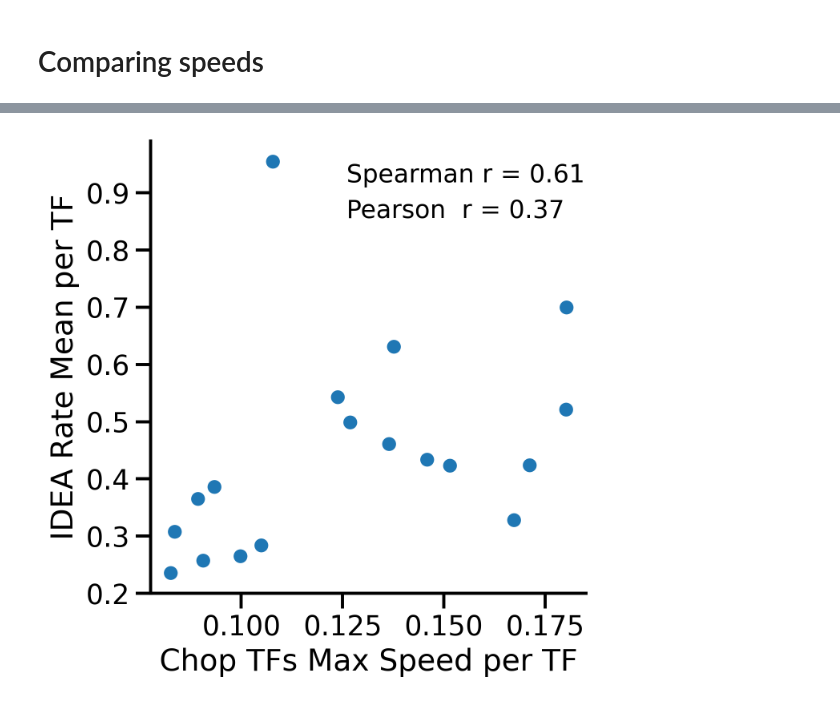
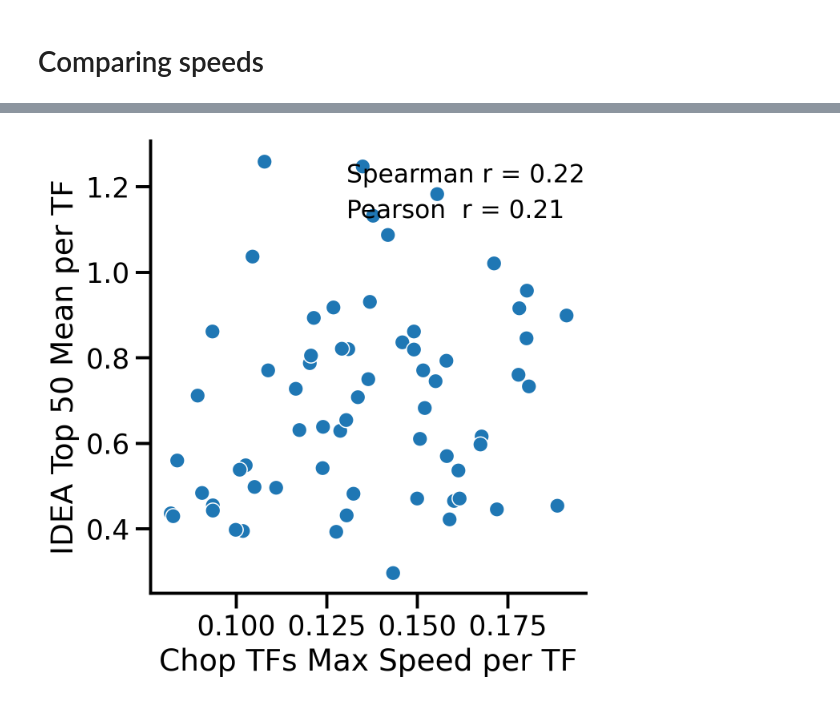
Before and after one commit to sanjanakotha/TREBL-analysis, a Jupyter notebook: notebooks/ChopTFs/pipeline/25_idea_comparison.ipynb, the cells around one changed output, grey strips where cells are left out. Saved outputs shown, nothing was run; the diff lists cells and outputs as text; code cells hidden in the pictures.

Commit message:
idea analsysi

```diff
--- a/notebooks/ChopTFs/pipeline/25_idea_comparison.ipynb
+++ b/notebooks/ChopTFs/pipeline/25_idea_comparison.ipynb
@@ -304,24 +305,24 @@ plt.show()
 # %%
 from scipy import stats
 
-tmp = merged[["max_speed", "rate_mean"]].dropna()
-r_sp, p_sp = stats.spearmanr(tmp["max_speed"], tmp["rate_mean"])
-r_pe, p_pe = stats.pearsonr(tmp["max_speed"],  tmp["rate_mean"])
+tmp = merged[["max_speed", "rate_top50_mean"]].dropna()
+r_sp, p_sp = stats.spearmanr(tmp["max_speed"], tmp["rate_top50_mean"])
+r_pe, p_pe = stats.pearsonr(tmp["max_speed"],  tmp["rate_top50_mean"])
 
 fig, ax = plt.subplots(figsize=(5,5), dpi=300)
-sns.scatterplot(data=merged, x="max_speed", y="rate_mean", ax=ax)
+sns.scatterplot(data=merged, x="max_speed", y="rate_top50_mean", ax=ax)
 
 ax.text(
     0.45, 0.95,
     f"Spearman r = {r_sp:.2f}\nPearson  r = {r_pe:.2f}",
     transform=ax.transAxes, va='top', ha='left', fontsize='small',
     linespacing=1.6,
 )
 
-ax.set_ylabel("IDEA Rate Mean per TF")
+ax.set_ylabel("IDEA Top 50 Mean per TF")
 ax.set_xlabel("Chop TFs Max Speed per TF")
 sns.despine()
 plt.tight_layout()
 plt.show()
 # %% [output]
-[figure, old version]
+[figure, new version]
```
Also changed, not shown: parts of 6 cells of this notebook, 4 other files.
